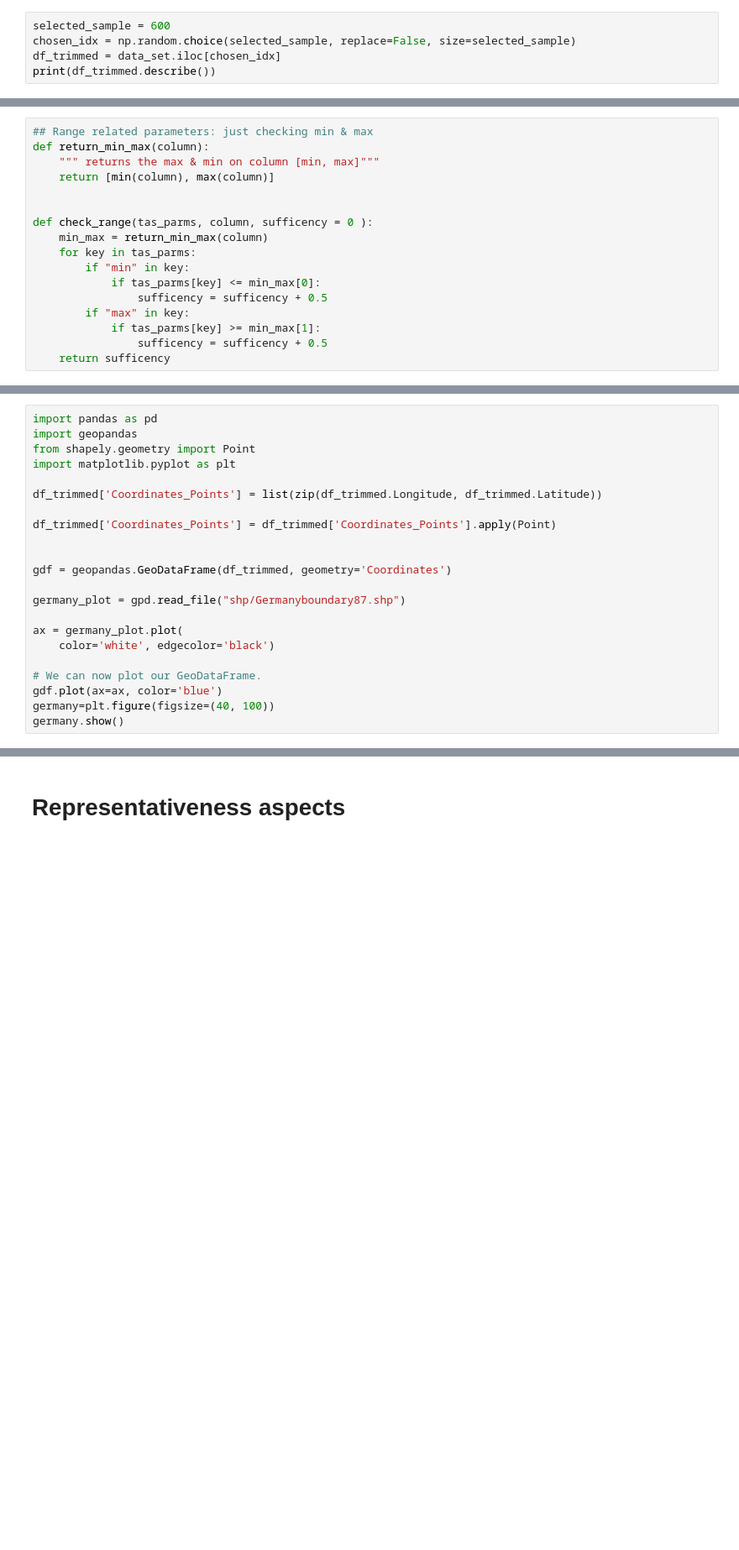
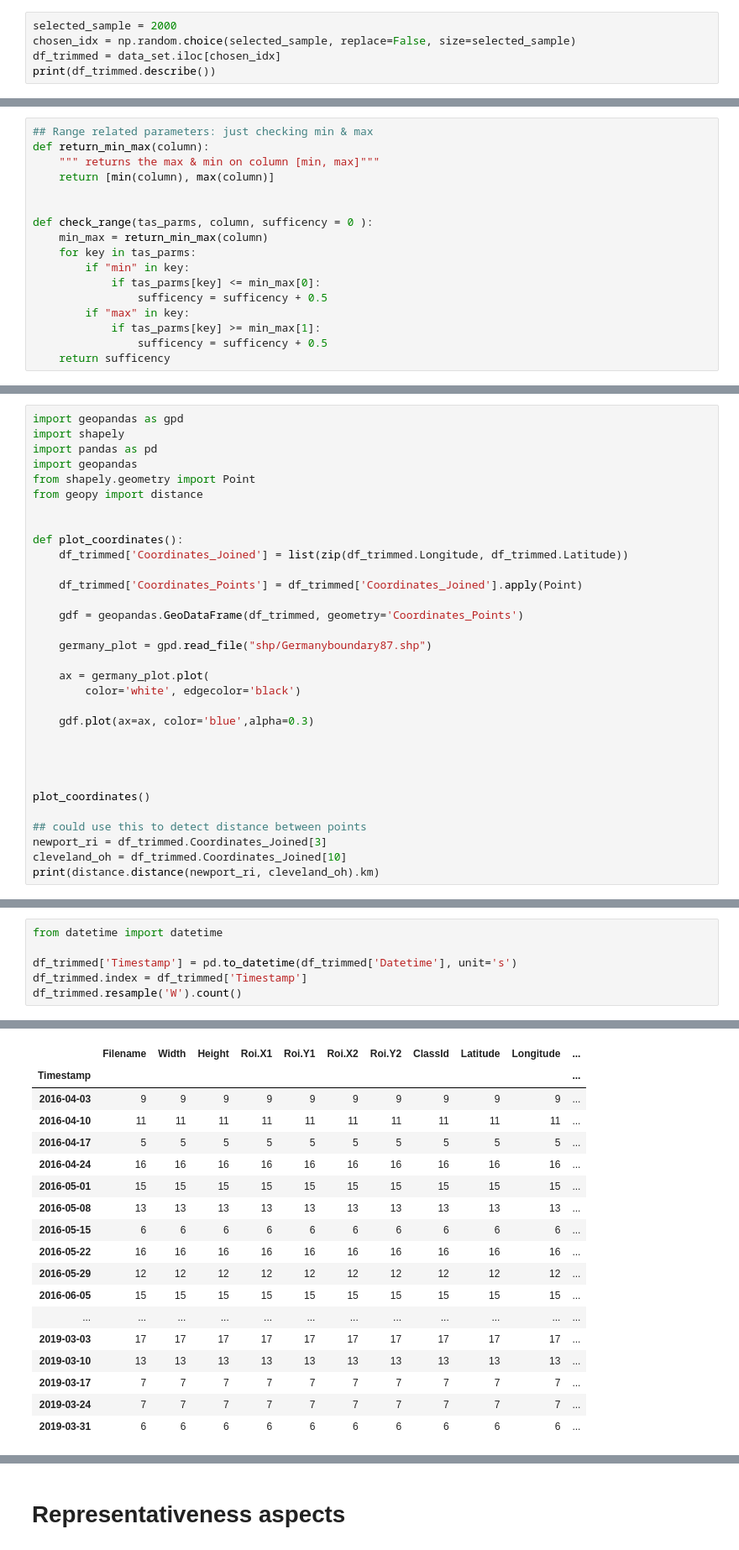
Before and after one commit to luciaeveberger/traffic_sign_recognition_uncertainty_framework, a Jupyter notebook: test_dataset/data_test_sufficency.ipynb, the cells around one changed output, grey strips where cells are left out. Shown at 84% size. Drawn from its saved outputs; the diff is of its cells as text; blank space fills up the shorter version.

```diff
--- a/test_dataset/data_test_sufficency.ipynb
+++ b/test_dataset/data_test_sufficency.ipynb
@@ -22,7 +37,7 @@ t = TargetApplicationScope.TargetApplicationScope()
 lookup_table = t.__dict__
 appropriate_test_cases = 5
 # %%
-selected_sample = 600
+selected_sample = 2000
 chosen_idx = np.random.choice(selected_sample, replace=False, size=selected_sample)
 df_trimmed = data_set.iloc[chosen_idx]
 print(df_trimmed.describe())
@@ -102,25 +113,35 @@ Germany_map.plot()
 # %%
+import geopandas as gpd
+import shapely
 import pandas as pd
 import geopandas
 from shapely.geometry import Point
-import matplotlib.pyplot as plt
-
-df_trimmed['Coordinates_Points'] = list(zip(df_trimmed.Longitude, df_trimmed.Latitude))
-
-df_trimmed['Coordinates_Points'] = df_trimmed['Coordinates_Points'].apply(Point)
+from geopy import distance
 
 
-gdf = geopandas.GeoDataFrame(df_trimmed, geometry='Coordinates')
+def plot_coordinates():
+    df_trimmed['Coordinates_Joined'] = list(zip(df_trimmed.Longitude, df_trimmed.Latitude))
 
-germany_plot = gpd.read_file("shp/Germanyboundary87.shp")
+    df_trimmed['Coordinates_Points'] = df_trimmed['Coordinates_Joined'].apply(Point)
 
-ax = germany_plot.plot(
-    color='white', edgecolor='black')
+    gdf = geopandas.GeoDataFrame(df_trimmed, geometry='Coordinates_Points')
 
-# We can now plot our GeoDataFrame.
-gdf.plot(ax=ax, color='blue')
-germany=plt.figure(figsize=(40, 100))
-germany.show()
+    germany_plot = gpd.read_file("shp/Germanyboundary87.shp")
+
+    ax = germany_plot.plot(
+        color='white', edgecolor='black')
+
+    gdf.plot(ax=ax, color='blue',alpha=0.3)
+
+
+
+
+plot_coordinates()
+
+## could use this to detect distance between points
+newport_ri = df_trimmed.Coordinates_Joined[3]
+cleveland_oh = df_trimmed.Coordinates_Joined[10]
+print(distance.distance(newport_ri, cleveland_oh).km)
 # %% [output]
 A value is trying to be set on a copy of a slice from a DataFrame.
 Try using .loc[row_indexer,col_indexer] = value instead
@@ -142,3 +192,10 @@ plt.xlabel = "Latitude"
 # %% [output]
 [interactive output not drawn]
 [interactive output not drawn]
+# %%
+from datetime import datetime
+
+df_trimmed['Timestamp'] = pd.to_datetime(df_trimmed['Datetime'], unit='s')
+df_trimmed.index = df_trimmed['Timestamp']
+df_trimmed.resample('W').count()
+# %% [output]
@@ -144,0 +207,18 @@ plt.xlabel = "Latitude"
+|  | Filename | Width | Height | Roi.X1 | Roi.Y1 | Roi.X2 | Roi.Y2 | ClassId | Latitude | Longitude | ... |
+| Timestamp |  |  |  |  |  |  |  |  |  |  | ... |
+| 2016-04-03 | 9 | 9 | 9 | 9 | 9 | 9 | 9 | 9 | 9 | 9 | ... |
+| 2016-04-10 | 11 | 11 | 11 | 11 | 11 | 11 | 11 | 11 | 11 | 11 | ... |
+| 2016-04-17 | 5 | 5 | 5 | 5 | 5 | 5 | 5 | 5 | 5 | 5 | ... |
+| 2016-04-24 | 16 | 16 | 16 | 16 | 16 | 16 | 16 | 16 | 16 | 16 | ... |
+| 2016-05-01 | 15 | 15 | 15 | 15 | 15 | 15 | 15 | 15 | 15 | 15 | ... |
+| 2016-05-08 | 13 | 13 | 13 | 13 | 13 | 13 | 13 | 13 | 13 | 13 | ... |
+| 2016-05-15 | 6 | 6 | 6 | 6 | 6 | 6 | 6 | 6 | 6 | 6 | ... |
+| 2016-05-22 | 16 | 16 | 16 | 16 | 16 | 16 | 16 | 16 | 16 | 16 | ... |
+| 2016-05-29 | 12 | 12 | 12 | 12 | 12 | 12 | 12 | 12 | 12 | 12 | ... |
+| 2016-06-05 | 15 | 15 | 15 | 15 | 15 | 15 | 15 | 15 | 15 | 15 | ... |
+| ... | ... | ... | ... | ... | ... | ... | ... | ... | ... | ... | ... |
+| 2019-03-03 | 17 | 17 | 17 | 17 | 17 | 17 | 17 | 17 | 17 | 17 | ... |
+| 2019-03-10 | 13 | 13 | 13 | 13 | 13 | 13 | 13 | 13 | 13 | 13 | ... |
+| 2019-03-17 | 7 | 7 | 7 | 7 | 7 | 7 | 7 | 7 | 7 | 7 | ... |
+| 2019-03-24 | 7 | 7 | 7 | 7 | 7 | 7 | 7 | 7 | 7 | 7 | ... |
+| 2019-03-31 | 6 | 6 | 6 | 6 | 6 | 6 | 6 | 6 | 6 | 6 | ... |
```
Also changed, not shown: parts of 15 cells of this notebook, 5 other files.
